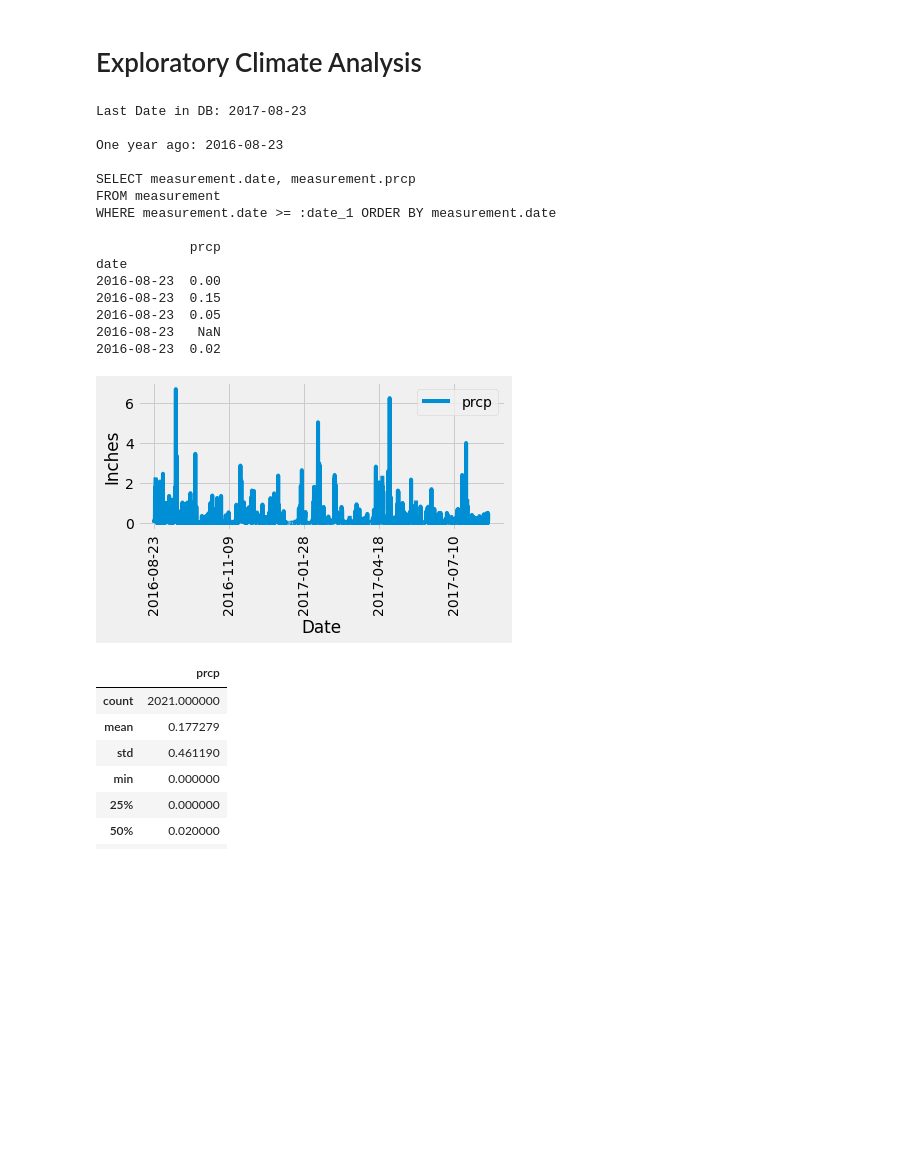
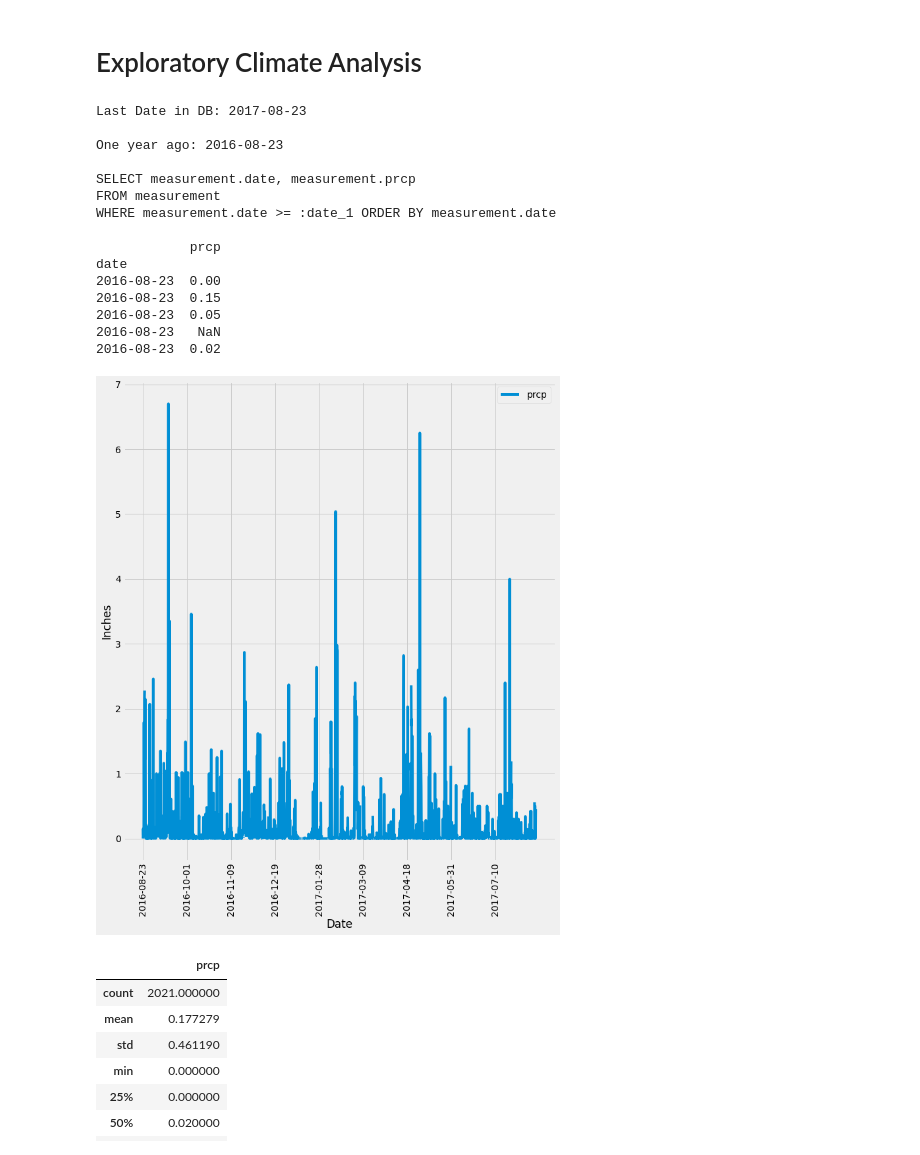
Before and after one commit to ushaakumaar/SQLAlchemy-Hawaii-Climate-Analysis, a Jupyter notebook: climate_analysis.ipynb, the cells around one changed output. Saved outputs shown, nothing was run; the diff lists cells and outputs as text; code cells hidden in the pictures; blank space fills up the shorter version.

Commit message:
Logic to include xtick labels and positions in plots and to determine the weather data for previous year's data for same dates

```diff
--- a/climate_analysis.ipynb
+++ b/climate_analysis.ipynb
@@ -67,35 +67,40 @@ print(" ")
 print(new_df.head())
 
 # Sort the dataframe by date
 
 # Use Pandas Plotting with Matplotlib to plot the data
-new_df.plot(rot=90)
+new_df.plot(rot=90, figsize=(10,12))
+
+# Set x-tick position and labels
+positions = np.arange(0, len(new_df.index), 250)
+labels = [new_df.index[position] for position in positions]
+plt.xticks(positions, labels)
 
 #Set the x and y axis labels
 plt.xlabel("Date")
 plt.ylabel("Inches")
 
 # Save and display the plot
 plt.tight_layout()
 plt.savefig("Images/precipitation.png")
 plt.show()
 # %% [output]
 Last Date in DB: 2017-08-23
 
 One year ago: 2016-08-23
 
 SELECT measurement.date, measurement.prcp
 FROM measurement
 WHERE measurement.date >= :date_1 ORDER BY measurement.date
 
             prcp
 date
 2016-08-23  0.00
 2016-08-23  0.15
 2016-08-23  0.05
 2016-08-23   NaN
 2016-08-23  0.02
-[figure, old version]
+[figure, new version]
 # %%
 # Use Pandas to calcualte the summary statistics for the precipitation data
 new_df.describe()
```
Also changed, not shown: parts of 3 cells of this notebook.
